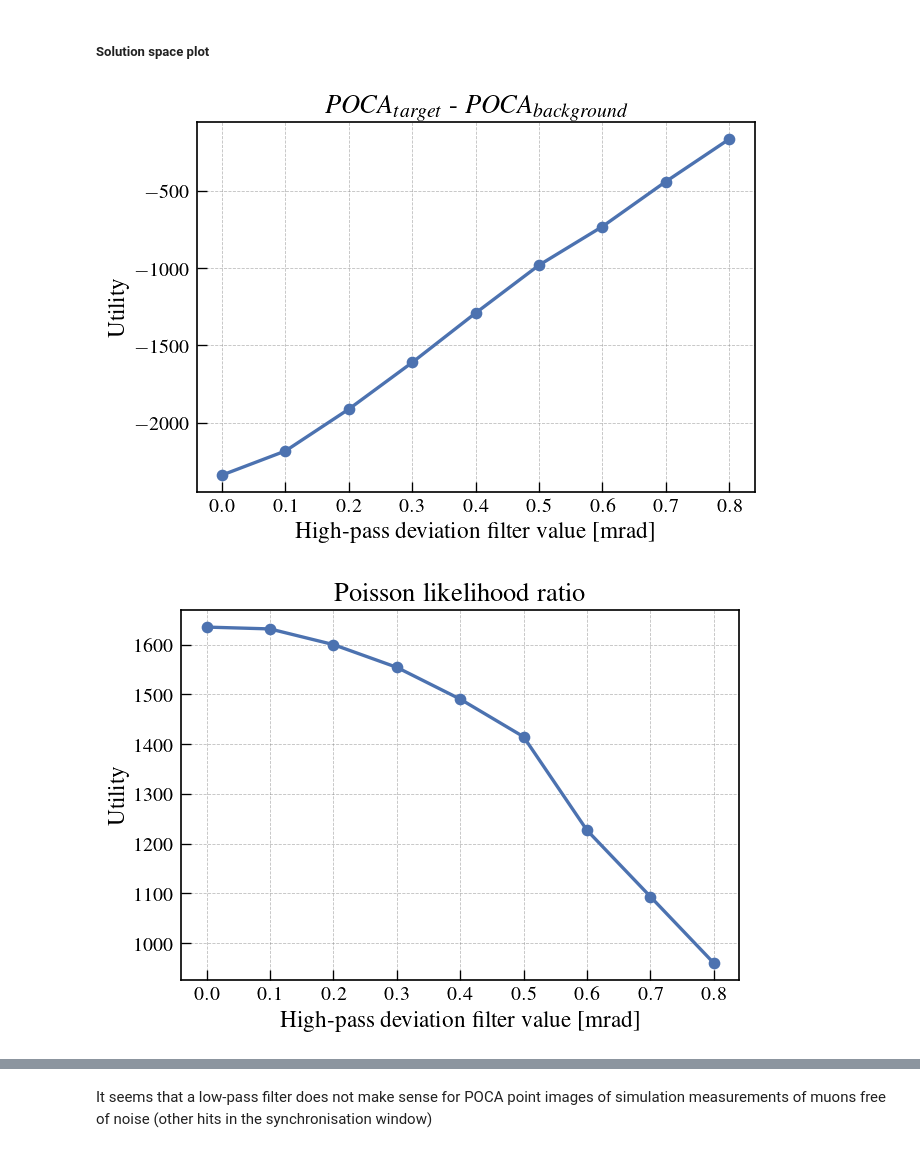
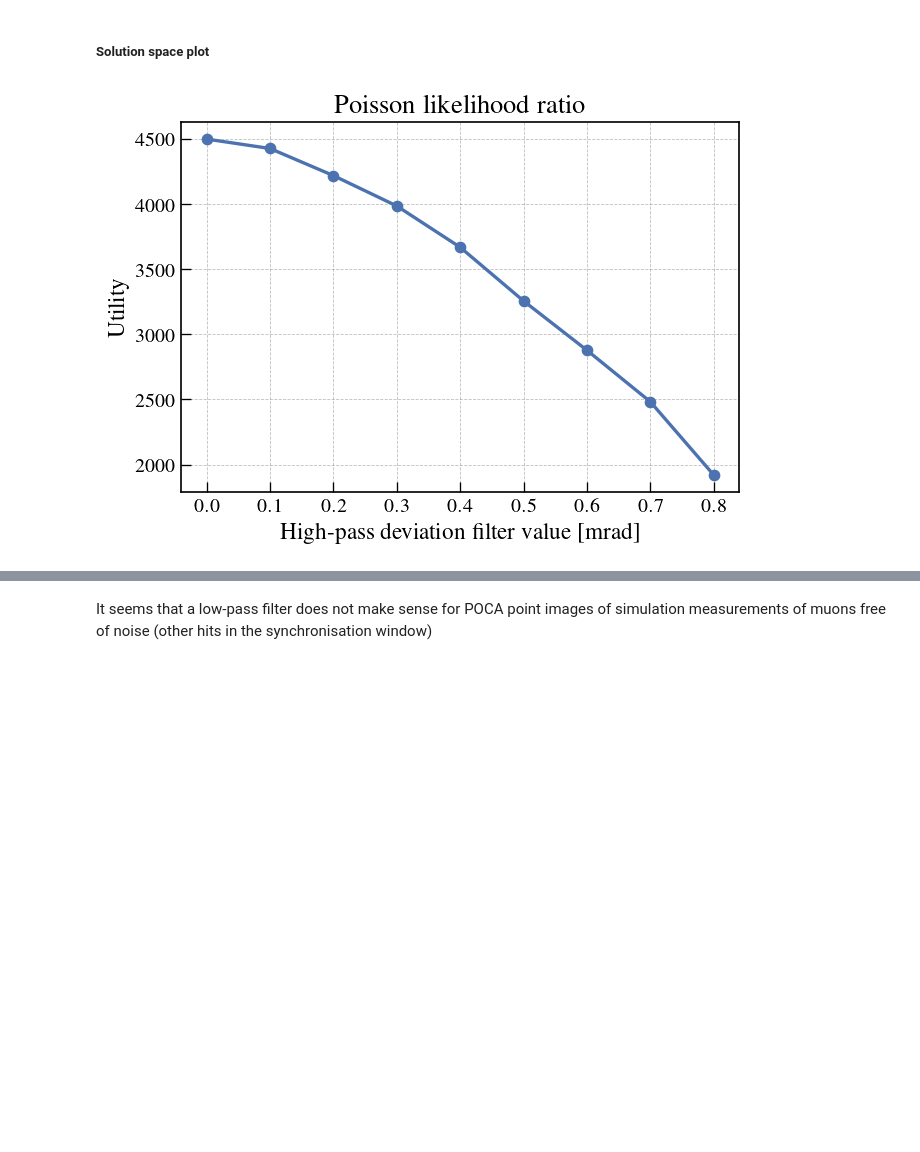
Before and after one commit to MaximeLagrange/muograph, a Jupyter notebook: Analysis.ipynb, the cells around one changed output, grey strips where cells are left out. Saved outputs shown, nothing was run; the diff lists cells and outputs as text; code cells hidden in the pictures; blank space fills up the shorter version.

```diff
--- a/Analysis.ipynb
+++ b/Analysis.ipynb
@@ -1832,9 +2003,17 @@ tensor([ 50, 100, 150, 200, 250, 300, 350])
 # %%
-# Layer separation [mm]
+# Panel area differnece [%]
 by = 0.25
 start = 0.25
+n=7
+
+by = 0.1
+start = 0.5
+n=10
+
+# by = 0.1
 # start = 0.75
-n=7
+# n=10
+
 end = start + by*n
 p4 = torch.arange(start, end, by)
 
@@ -1844,2 +2023,0 @@ tensor([0.2500, 0.5000, 0.7500, 1.0000, 1.2500, 1.5000, 1.7500])
-# %%
-voi, Vix_t, Viy_t, Viz_t, Vt, Vb = DefVolumes(VoxelWidth=100) # [mm]
@@ -2224,5 +2368,6 @@ plt.show()
 
 Reproduce the POCA images using smaller voxel size
 # %%
-voi, Vix_t, Viy_t, Viz_t, Vt, Vb = DefVolumes(VoxelWidth=10) # [mm]
+voi, Vix_t, Viy_t, Viz_t, Vt, Vb = DefVolumes(VoxelWidth=ImagingVoxelWidth,
+                                              Dimension=ImagingDimensions ) # [mm]
 # %% [output]
@@ -2359,5 +2511,6 @@ High-pass (p1) and low-pass (p2) filter for muon deviations
 
 Update volume of interest: reduce number of voxels to save computing time (VoxelWidth=100)
 # %%
-voi, Vix_t, Viy_t, Viz_t, Vt, Vb = DefVolumes(VoxelWidth=100) # [mm]
+voi, Vix_t, Viy_t, Viz_t, Vt, Vb = DefVolumes(Target=Target, VoxelWidth=OptimisationVoxelWidth,
+                                              Dimension=OptimisationDimensions) # [mm]
 # %% [output]
@@ -2657,34 +2820,33 @@ tensor(0.9900)
 # %%
-# plt.plot(p1s*1000, U1s[:, 0])
-plt.plot(q1s[:, 0], U1s[:, 0], "o-")
-plt.title("$POCA_{target}$ - $POCA_{background}$")
-plt.xlabel("High-pass deviation filter value [mrad]")
-plt.ylabel("Utility")
-plt.show()
+# # plt.plot(p1s*1000, U1s[:, 0])
+# plt.plot(q1s[:, 0], U1s[:, 0], "o-")
+# plt.title("$POCA_{target}$ - $POCA_{background}$")
+# plt.xlabel("High-pass deviation filter value [mrad]")
+# plt.ylabel("Utility")
+# plt.show()
 
 # plt.plot(p1s*1000, U2s[:, 0])
-plt.plot(q1s[:, 0], U2s[:, 0], "o-")
+plt.plot(q1s[:, 0], U[:, 0], "o-")
 plt.xlabel("High-pass deviation filter value [mrad]")
 plt.ylabel("Utility")
 plt.title("Poisson likelihood ratio")
 plt.savefig(resolution + "Utility_PoissonLikelihoodRatio")
 plt.show()
 
-# plt.plot(p1s*1000, U3s[:, 0])
-plt.plot(q1s[:, 0], U3s[:, 0], "o-")
-plt.xlabel("High-pass deviation filter value [mrad]")
-plt.ylabel("Utility")
-plt.title("Path corrected poisson likelihood ratio")
-plt.savefig(resolution + "Utility_PoissonLikelihoodRatio_PathCorrected")
-plt.show()
+# # plt.plot(p1s*1000, U3s[:, 0])
+# plt.plot(q1s[:, 0], U3s[:, 0], "o-")
+# plt.xlabel("High-pass deviation filter value [mrad]")
+# plt.ylabel("Utility")
+# plt.title("Path corrected poisson likelihood ratio")
+# plt.savefig(resolution + "Utility_PoissonLikelihoodRatio_PathCorrected")
+# plt.show()
 
-# plt.plot(p1s*1000, U4s[:, 0])
-plt.plot(q1s[:, 0], U4s[:, 0], "o-")
-plt.xlabel("Deviation filter value [mrad]")
-plt.ylabel("Utility")
-plt.title("Contrast-to-noise ratio")
-plt.savefig(resolution + "Utility_PoissonLikelihoodRatio_PathCorrected")
-plt.show()
+# # plt.plot(p1s*1000, U4s[:, 0])
+# plt.plot(q1s[:, 0], U4s[:, 0], "o-")
+# plt.xlabel("Deviation filter value [mrad]")
+# plt.ylabel("Utility")
+# plt.title("Contrast-to-noise ratio")
+# plt.savefig(resolution + "Utility_PoissonLikelihoodRatio_PathCorrected")
+# plt.show()
 # %% [output]
-[figure, old version]
+[figure, new version]
-[figure, removed]
```
Also changed, not shown: parts of 56 cells of this notebook.
